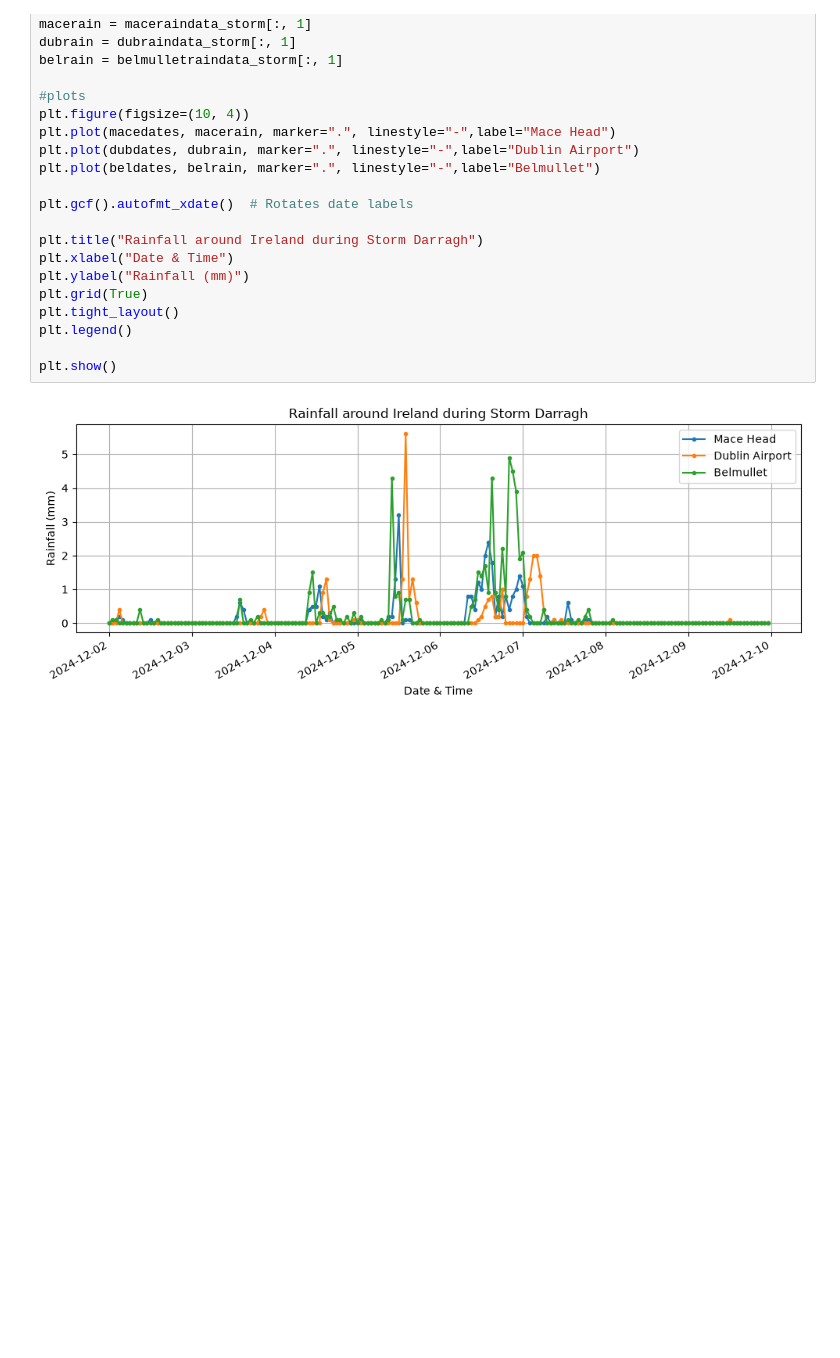
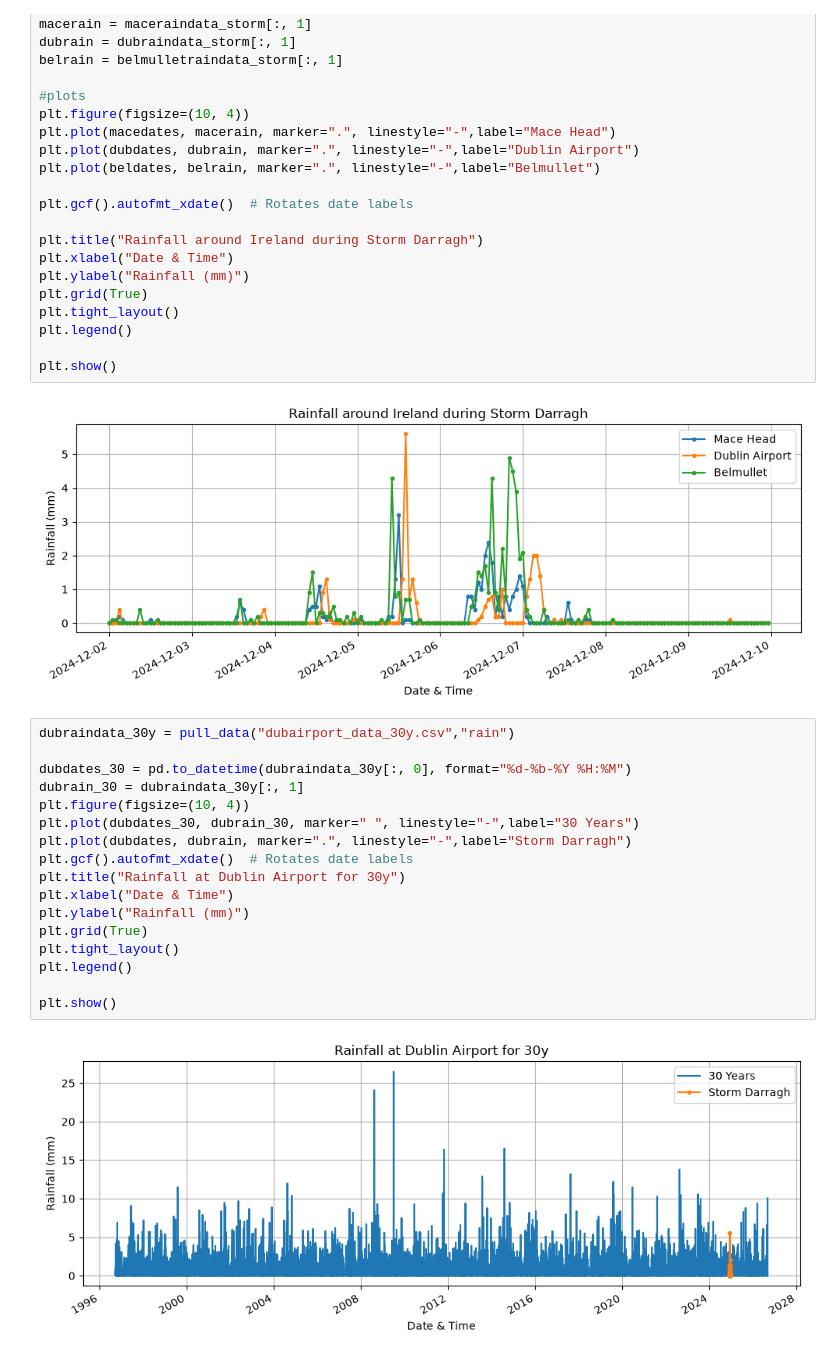
Before and after one commit to or-evan/PhysMet_Group8_Mannionettes, a Jupyter notebook: data_extraction.ipynb, the cells around one changed output. Drawn from its saved outputs; the diff is of its cells as text; blank space fills up the shorter version.

Commit message:
30 year rain data done

```diff
--- a/data_extraction.ipynb
+++ b/data_extraction.ipynb
@@ -89,3 +89,22 @@ plt.legend()
 plt.show()
 # %% [output]
 [figure]
+# %%
+dubraindata_30y = pull_data("dubairport_data_30y.csv","rain")
+
+dubdates_30 = pd.to_datetime(dubraindata_30y[:, 0], format="%d-%b-%Y %H:%M")
+dubrain_30 = dubraindata_30y[:, 1]
+plt.figure(figsize=(10, 4))
+plt.plot(dubdates_30, dubrain_30, marker=" ", linestyle="-",label="30 Years")
+plt.plot(dubdates, dubrain, marker=".", linestyle="-",label="Storm Darragh")
+plt.gcf().autofmt_xdate()  # Rotates date labels
+plt.title("Rainfall at Dublin Airport for 30y")
+plt.xlabel("Date & Time")
+plt.ylabel("Rainfall (mm)")
+plt.grid(True)
+plt.tight_layout()
+plt.legend()
+
+plt.show()
+# %% [output]
+[figure, added]
```
